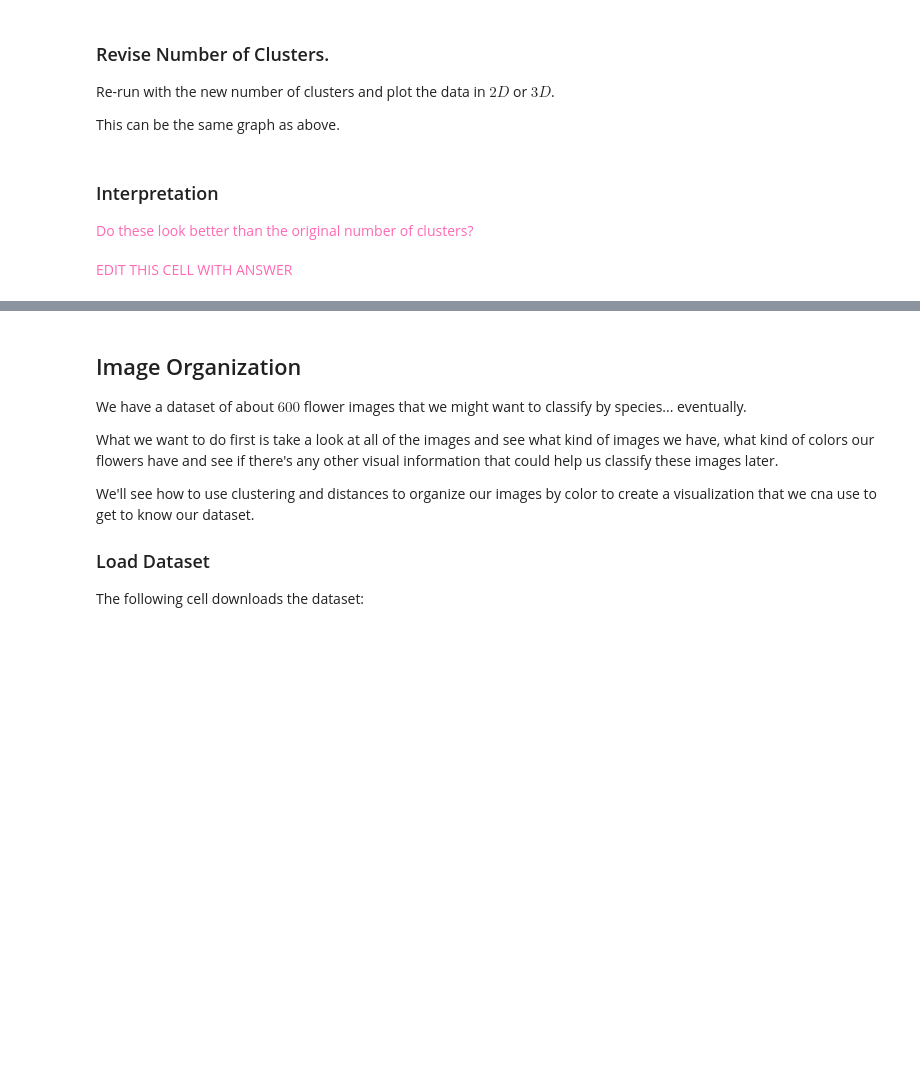
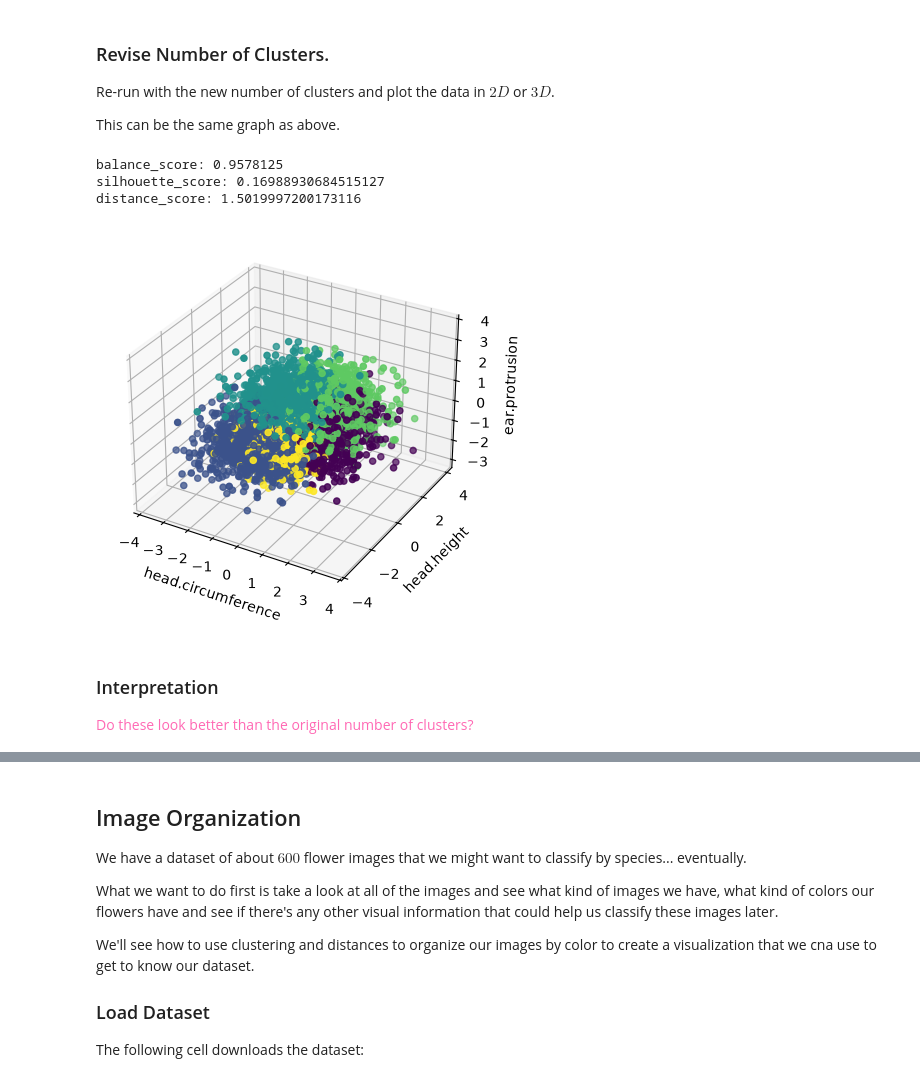
Before and after one commit to AI-and-Machine-Learning-Fall-2026/Homework09, a Jupyter notebook: Homework09.ipynb, the cells around one changed output, grey strips where cells are left out. Saved outputs shown, nothing was run; the diff lists cells and outputs as text; code cells hidden in the pictures; blank space fills up the shorter version.

```diff
--- a/Homework09.ipynb
+++ b/Homework09.ipynb
@@ -249,8 +245,37 @@ This can be the same graph as above.
+# %%
+## Re-run clustering with final number of clusters
+final_model = KMeans(n_clusters = 5)
+
+## Run the model on the training data
+final_predicted = final_model.fit_predict(ansur_features)
+
+## Check errors
+final_balance_score = balance_score(final_predicted)
+final_silhouette_score = silhouette_score(ansur_features, final_predicted)
+final_distance_score = distance_score(ansur_features, final_predicted)
+
+# My Note: Show the final clustering scores in 3D plot.
+print("balance_score:", final_balance_score)
+print("silhouette_score:", final_silhouette_score)
+print("distance_score:", final_distance_score)
+
+## Plot in 3D
+# My Note: Use Reference Documentation for 3D plotting with matplotlib. https://matplotlib.org/stable/gallery/mplot3d/scatter3d.html
+fig = plt.figure()
+axes = fig.add_subplot(projection ="3d")
+axes.scatter(ansur_features["head.circumference"], ansur_features["head.height"], ansur_features["ear.protrusion"], c = final_predicted, cmap='viridis')
+axes.set_xlabel("head.circumference")
+axes.set_ylabel("head.height")
+axes.set_zlabel("ear.protrusion")
+plt.show()
+# %% [output]
+balance_score: 0.9578125
+silhouette_score: 0.16988930684515127
+distance_score: 1.5019997200173116
+[figure, added]
 # %% [markdown]
 ### Interpretation
 
 <span style="color:hotpink;">
 Do these look better than the original number of clusters?
 </span>
-# %% [markdown]
-<span style="color:hotpink;">EDIT THIS CELL WITH ANSWER</span>
```
Also changed, not shown: parts of 4 cells of this notebook.
